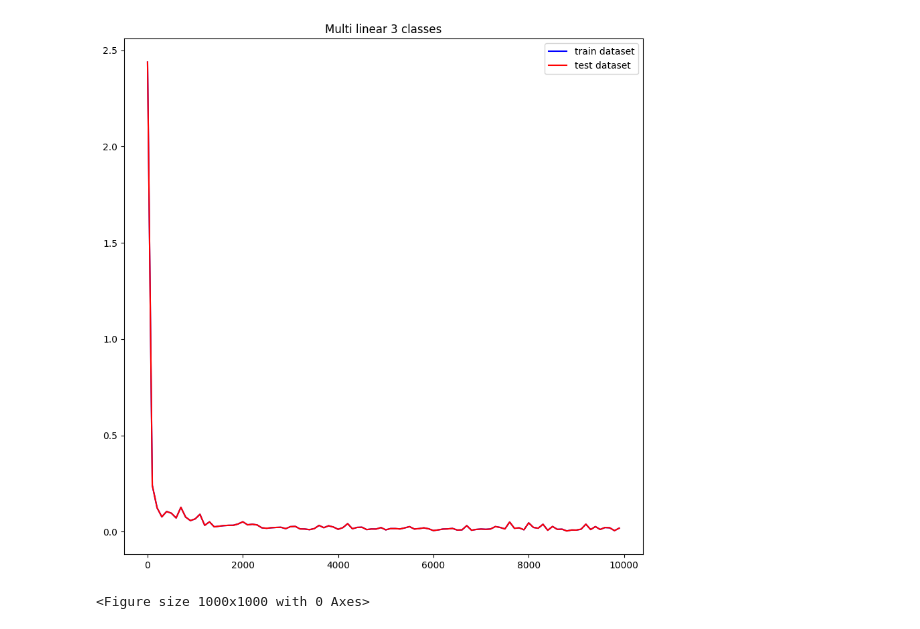
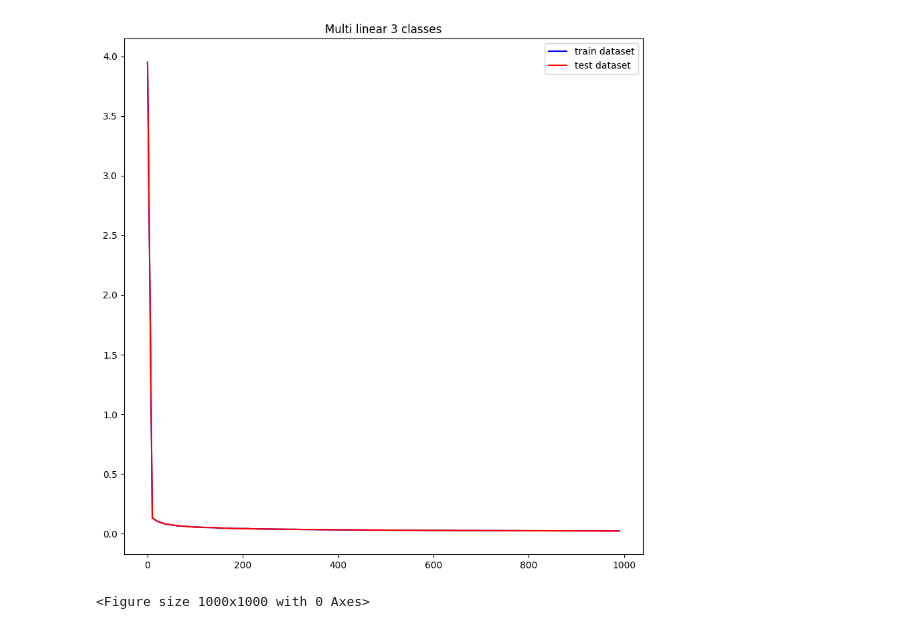
Before and after one commit to alia-team/ai, a Jupyter notebook: python/test_cases.ipynb, the cells around one changed output. Saved outputs shown, nothing was run; the diff lists cells and outputs as text; code cells hidden in the pictures.

```diff
--- a/python/test_cases.ipynb
+++ b/python/test_cases.ipynb
@@ -220,23 +220,31 @@ plt.clf()
 <Figure size 1000x1000 with 0 Axes>
 # %%
 # Multi linear 3 classes
-# MLP (2, 3)
-npl = (2, 3,3)
+npl = (2, 3)
 mlp = MLP(npl)
 
 # Initialize the training dataset and labels
-training_dataset = np.random.random((500, 2)) * 2.0 - 1.0
-labels = np.array([[1, -1, -1] if -p[0] - p[1] - 0.5 > 0 and p[1] < 0 and p[0] - p[1] - 0.5 < 0 else
-              [-1, 1, -1] if -p[0] - p[1] - 0.5 < 0 and p[1] > 0 and p[0] - p[1] - 0.5 < 0 else
-              [-1, -1, 1] if -p[0] - p[1] - 0.5 < 0 and p[1] < 0 and p[0] - p[1] - 0.5 > 0 else
-              [-1, -1, -1]for p in training_dataset])
+X = np.random.random((500, 2)) * 2.0 - 1.0
+Y = np.array([[1, -1, -1] if -p[0] - p[1] - 0.5 > 0 and p[1] < 0 and p[0] - p[1] - 0.5 < 0 else
+                [-1, 1, -1] if -p[0] - p[1] - 0.5 < 0 and p[1] > 0 and p[0] - p[1] - 0.5 < 0 else
+                [-1, -1, 1] if -p[0] - p[1] - 0.5 < 0 and p[1] < 0 and p[0] - p[1] - 0.5 > 0 else
+                [0, 0, 0] for p in X], dtype=np.float64)
 
-training_dataset = training_dataset[[not np.all(arr == [0, 0, 0]) for arr in labels]]
-labels = labels[[not np.all(arr == [0, 0, 0]) for arr in labels]]
+training_dataset = X[[not np.all(arr == [0, 0, 0]) for arr in Y]]
+labels = Y[[not np.all(arr == [0, 0, 0]) for arr in Y]]
 
 res = mlp.train(training_dataset, labels, training_dataset, labels, 0.1, 1000, True)
 print(res[len(res)-1][0])
-plt.scatter([p[0] for p in training_dataset], [p[1] for p in training_dataset], c=[l[0] for l in labels])
+plt.scatter([p[0] for p in training_dataset], [p[1] for p in training_dataset], c=[np.argmax(l) for l in labels])
+# add background color based on the prediction
+x = np.linspace(-1, 1, 300)
+y = np.linspace(-1, 1, 300)
+X, Y = np.meshgrid(x, y)
+Z = np.array([[np.argmax(mlp.predict([x, y],True)) for x in x] for y in y])
+plt.contourf(X, Y, Z, alpha=0.5)
+plt.title('Multi classes')
+plt.show()
+plt.clf()
 # %% [output]
 0%
 1%
@@ -260,11 +268,11 @@ plt.scatter([p[0] for p in training_dataset], [p[1] for p in training_dataset],
 # %%
 
-plt.plot([i*100 for i in range(len(res))], [r[0] for r in res], color='blue')
-plt.plot([i*100 for i in range(len(res))], [r[1] for r in res], color='red')
+plt.plot([i*10 for i in range(len(res))], [r[0] for r in res], color='blue')
+plt.plot([i*10 for i in range(len(res))], [r[1] for r in res], color='red')
 plt.legend(['train dataset', 'test dataset'])
 plt.title('Multi linear 3 classes')
 plt.show()
 plt.clf()
 # %% [output]
-[figure, old version]
+[figure, new version]
 <Figure size 1000x1000 with 0 Axes>
```
Also changed, not shown: parts of 12 cells of this notebook.
